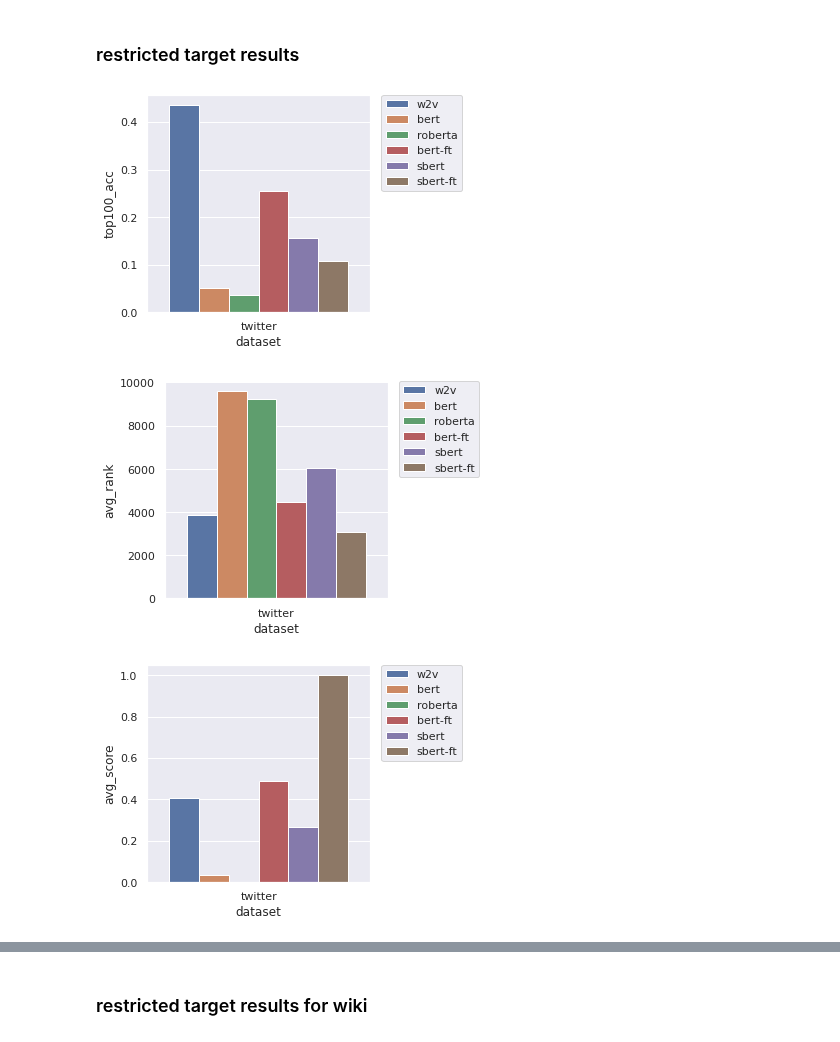
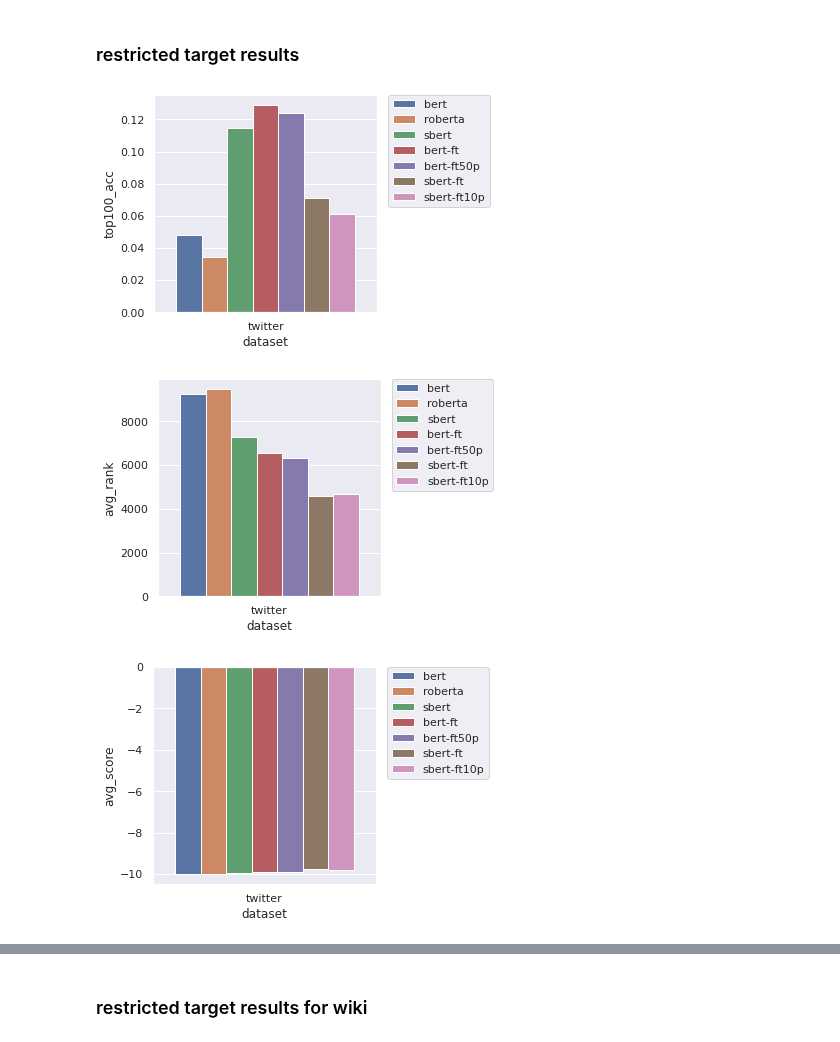
Before and after one commit to navidmdn/identity_embedding, a Jupyter notebook: pi2v.ipynb, the cells around one changed output, grey strips where cells are left out. Cells and saved outputs as stored; diff of their text form; code cells hidden in the pictures.

```diff
--- a/pi2v.ipynb
+++ b/pi2v.ipynb
@@ -440,7 +359,8 @@ from transformers import AutoModelForMaskedLM
 from transformers import AutoTokenizer
 
 
-model_checkpoint = "bert-base-uncased"
+# model_checkpoint = "bert-base-uncased"
+model_checkpoint = "bert-large-uncased"
 model = AutoModelForMaskedLM.from_pretrained(model_checkpoint)
 tokenizer = AutoTokenizer.from_pretrained(model_checkpoint)
 # %% [output]
@@ -1422,6 +1390,7 @@ Wall time: 26.9 ms
 test_ds_twitter_target_restricted, twitter_target_restricted_pis = create_restricted_target_test_dataset(
     dataset='twitter',
     vocab=w2v_twitter_negsamp_model.wv.key_to_index,
+    generalization=False
 )
 
 
@@ -1431,10 +1400,10 @@ test_ds_twitter_target_restricted = [test_ds_twitter_target_restricted[i] for i
 
 
 
-test_ds_wiki_target_restricted, wiki_target_restricted_pis = create_restricted_target_test_dataset(
-    dataset='wiki',
-    vocab=w2v_wiki_cbow_model.wv.key_to_index,
-)
+# test_ds_wiki_target_restricted, wiki_target_restricted_pis = create_restricted_target_test_dataset(
+#     dataset='wiki',
+#     vocab=w2v_wiki_cbow_model.wv.key_to_index,
+# )
 # %% [output]
 creating dataset for twitter:
 total test bios: 1546001
@@ -1763,7 +1707,7 @@ total PIs: 15290
 #### target restricted dataset
 # %%
 fixed_target_twitter_clm_ds = [(x[1], x[2]) for x in test_ds_twitter_target_restricted]
-fixed_target_wiki_clm_ds = [(x[1], x[2]) for x in test_ds_wiki_target_restricted]
+# fixed_target_wiki_clm_ds = [(x[1], x[2]) for x in test_ds_wiki_target_restricted]
 # %% [markdown]
 ### load different models
 # %% [markdown]
@@ -3847,14 +3619,20 @@ import pandas as pd
 
 df = pd.DataFrame({
     'model': [
-        'w2v',
+#         'w2v',
         'bert',
+
         'roberta',
+        'sbert',
+
         'bert-ft',
-        'sbert',
-        'sbert-ft'
+        'bert-ft50p',
+        'sbert-ft',
+        'sbert-ft10p'
     ],
     'dataset': [
+#         'twitter',
+        'twitter',
         'twitter',
         'twitter',
         'twitter',
@@ -3863,50 +3641,59 @@ df = pd.DataFrame({
         'twitter',
     ],
     'avg_rank': [
-        twitter_w2v_negsample_avgrank,
+#         twitter_w2v_negsample_avgrank,
         twitter_bert_avg_rank,
         twitter_roberta_avg_rank,
+        twitter_sbert_avg_rank,
+
         twitter_bertft_avg_rank,
-        twitter_sbert_avg_rank,
+        twitter_bertft50_avg_rank,
         twitter_sbertft_avg_rank,
+        twitter_sbertft10_avg_rank,
     ],
     'avg_score': [
-        twitter_w2v_negsample_avgscore,
+#         twitter_w2v_negsample_avgscore,
         twitter_bert_avg_score,
         twitter_roberta_avg_score,
+        twitter_sbert_avg_score,
+
         twitter_bertft_avg_score,
-        twitter_sbert_avg_score,
+        twitter_bertft50_avg_score,
         twitter_sbertft_avg_score,
+        twitter_sbertft10_avg_score,
     ],
     'top100_acc': [
-        twitter_w2v_negsample_top100acc,
+#         twitter_w2v_negsample_top100acc,
         twitter_bert_top100acc,
         twitter_roberta_top100acc,
+        twitter_sbert_top100acc,
+
         twitter_bertft_top100acc,
-        twitter_sbert_top100acc,
+        twitter_bertft50_top100acc,
         twitter_sbertft_top100acc,
+        twitter_sbertft10_top100acc,
     ],
 })
 
-df.to_csv('twitter_final_results.csv', header=True, index=False)
+df.to_csv('twittergen_final_results.csv', header=True, index=False)
 
 plt.figure(figsize=(4,4))
 sns.barplot(data=df, x='dataset', y='top100_acc', hue='model')
 plt.legend(bbox_to_anchor=(1.05, 1), loc='upper left', borderaxespad=0)
 plt.show()
 
 plt.figure(figsize=(4,4))
 sns.barplot(data=df, x='dataset', y='avg_rank', hue='model')
 plt.legend(bbox_to_anchor=(1.05, 1), loc='upper left', borderaxespad=0)
 plt.show()
 
 
-df['avg_score'] = (df['avg_score'] - min(df['avg_score'])) / (max(df['avg_score']) - min(df['avg_score']))
+# df['avg_score'] = (df['avg_score'] - min(df['avg_score'])) / (max(df['avg_score']) - min(df['avg_score']))
 plt.figure(figsize=(4,4))
 sns.barplot(data=df, x='dataset', y='avg_score', hue='model')
 plt.legend(bbox_to_anchor=(1.05, 1), loc='upper left', borderaxespad=0)
 plt.show()
 # %% [output]
-[figure, old version]
+[figure, new version]
-[figure, old version]
+[figure, new version]
-[figure, old version]
+[figure, new version]
```
Also changed, not shown: parts of 102 cells of this notebook.
